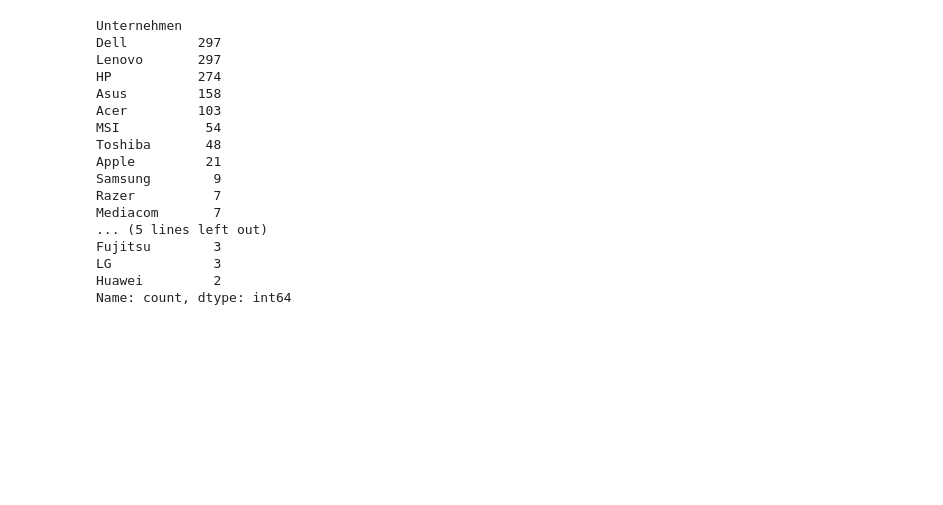
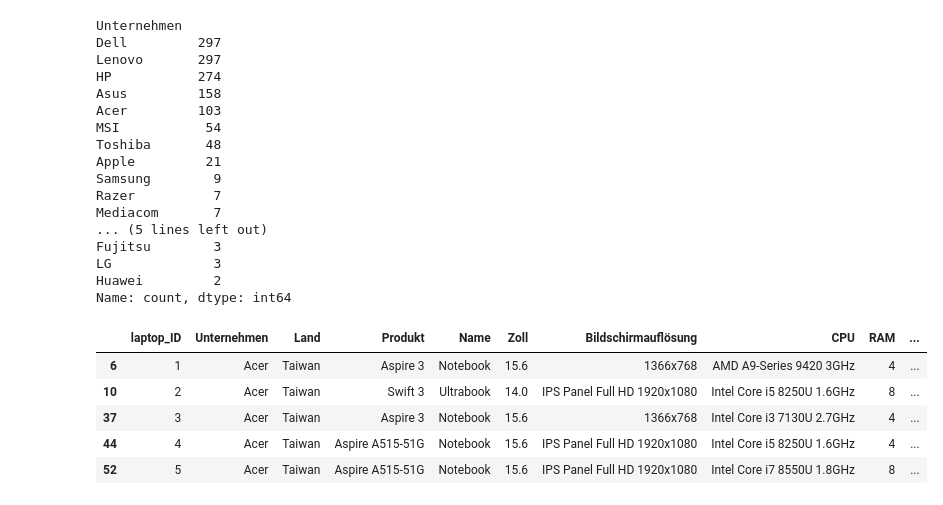
Before and after one commit to DzaferDz/Data-Science-Learning, a Jupyter notebook: laptop.ipynb, the cells around one changed output. Drawn from its saved outputs; the diff is of its cells as text; code cells hidden in the pictures; blank space fills up the shorter version.

```diff
--- a/laptop.ipynb
+++ b/laptop.ipynb
@@ -179,0 +182,9 @@ df=df.sort_values(by='Unternehmen')
+# %%
+ df.head()
+# %% [output]
+|  | laptop_ID | Unternehmen | Land | Produkt | Name | Zoll | Bildschirmauflösung | CPU | RAM | ... |
+| 6 | 1 | Acer | Taiwan | Aspire 3 | Notebook | 15.6 | 1366x768 | AMD A9-Series 9420 3GHz | 4 | ... |
+| 10 | 2 | Acer | Taiwan | Swift 3 | Ultrabook | 14.0 | IPS Panel Full HD 1920x1080 | Intel Core i5 8250U 1.6GHz | 8 | ... |
+| 37 | 3 | Acer | Taiwan | Aspire 3 | Notebook | 15.6 | 1366x768 | Intel Core i3 7130U 2.7GHz | 4 | ... |
+| 44 | 4 | Acer | Taiwan | Aspire A515-51G | Notebook | 15.6 | IPS Panel Full HD 1920x1080 | Intel Core i5 8250U 1.6GHz | 4 | ... |
+| 52 | 5 | Acer | Taiwan | Aspire A515-51G | Notebook | 15.6 | IPS Panel Full HD 1920x1080 | Intel Core i7 8550U 1.8GHz | 8 | ... |
```
Also changed, not shown: parts of 3 cells of this notebook, 7 other files.
